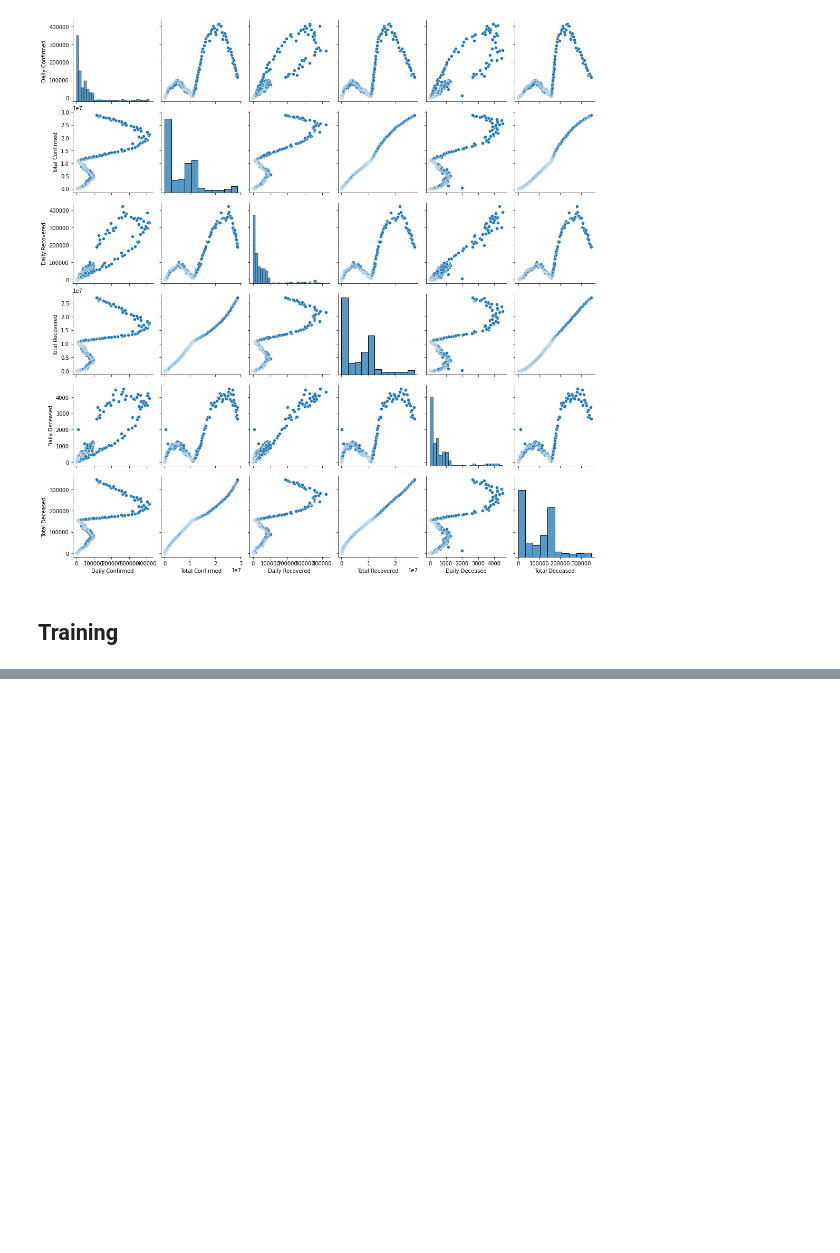
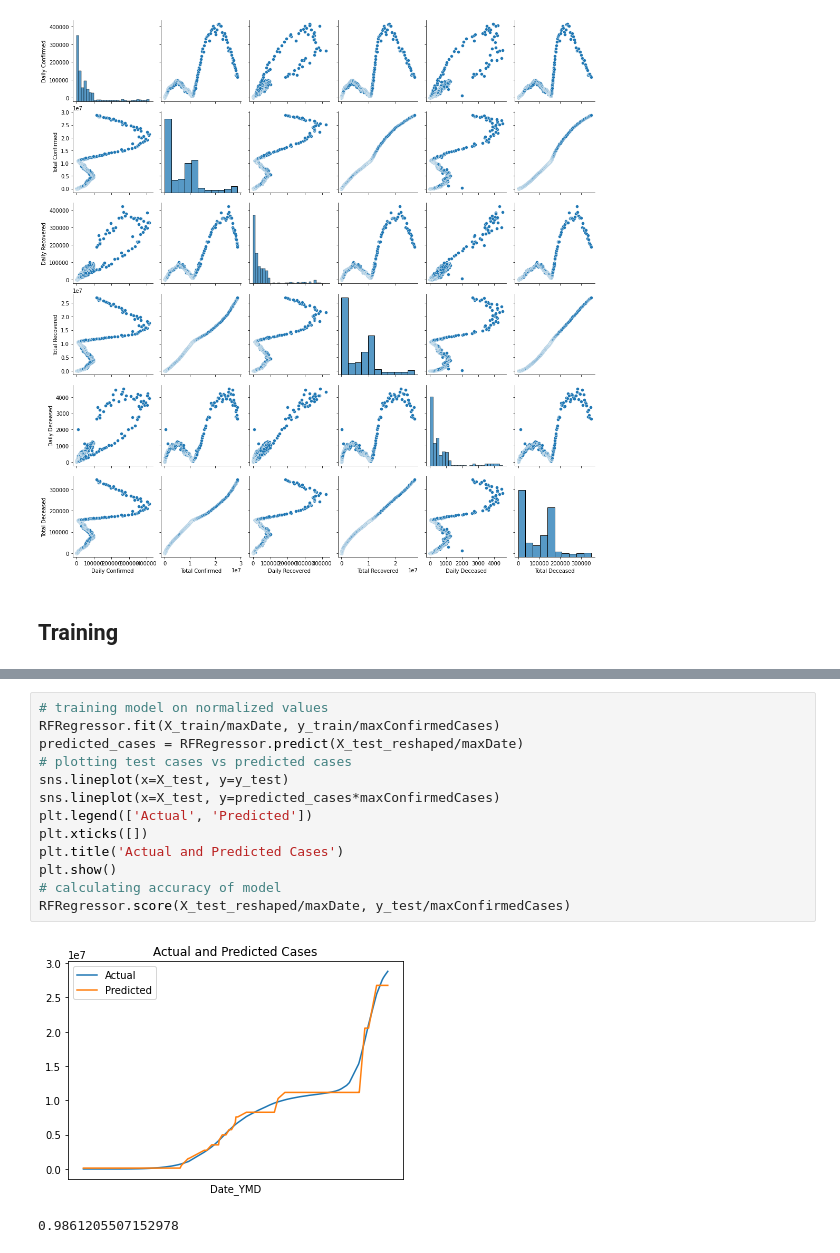
Before and after one commit to MaulikGupta/Covid19-india, a Jupyter notebook: infections.ipynb, the cells around one changed output, grey strips where cells are left out. Saved outputs shown, nothing was run; the diff lists cells and outputs as text; blank space fills up the shorter version.

```diff
--- a/infections.ipynb
+++ b/infections.ipynb
@@ -61,0 +110,16 @@ sns.pairplot(data=data)
+# %%
+# training model on normalized values
+RFRegressor.fit(X_train/maxDate, y_train/maxConfirmedCases)
+predicted_cases = RFRegressor.predict(X_test_reshaped/maxDate)
+# plotting test cases vs predicted cases
+sns.lineplot(x=X_test, y=y_test)
+sns.lineplot(x=X_test, y=predicted_cases*maxConfirmedCases)
+plt.legend(['Actual', 'Predicted'])
+plt.xticks([])
+plt.title('Actual and Predicted Cases')
+plt.show()
+# calculating accuracy of model
+RFRegressor.score(X_test_reshaped/maxDate, y_test/maxConfirmedCases)
+# %% [output]
+[figure, added]
+0.9861205507152978
```
Also changed, not shown: parts of 39 cells of this notebook.
